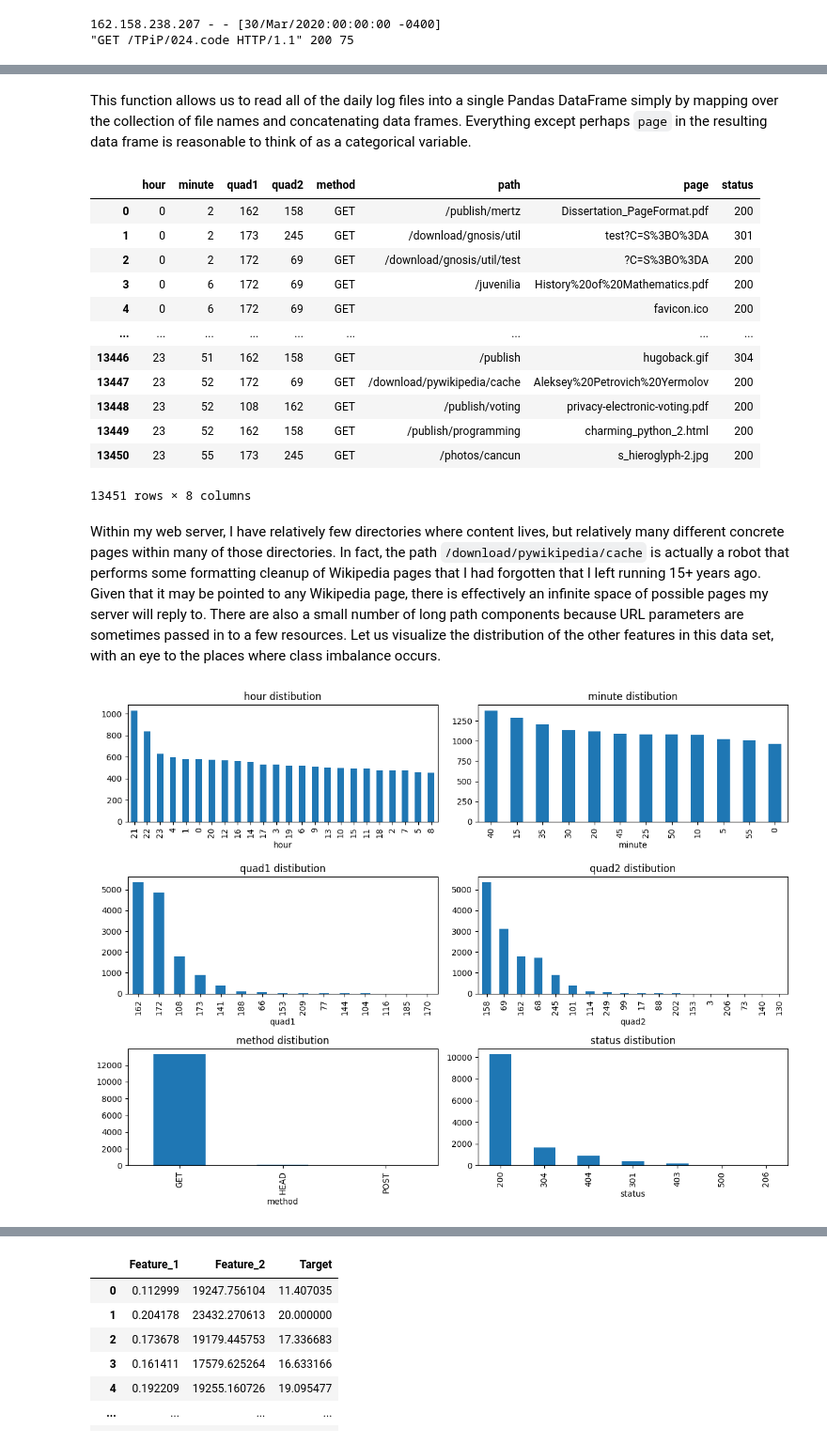
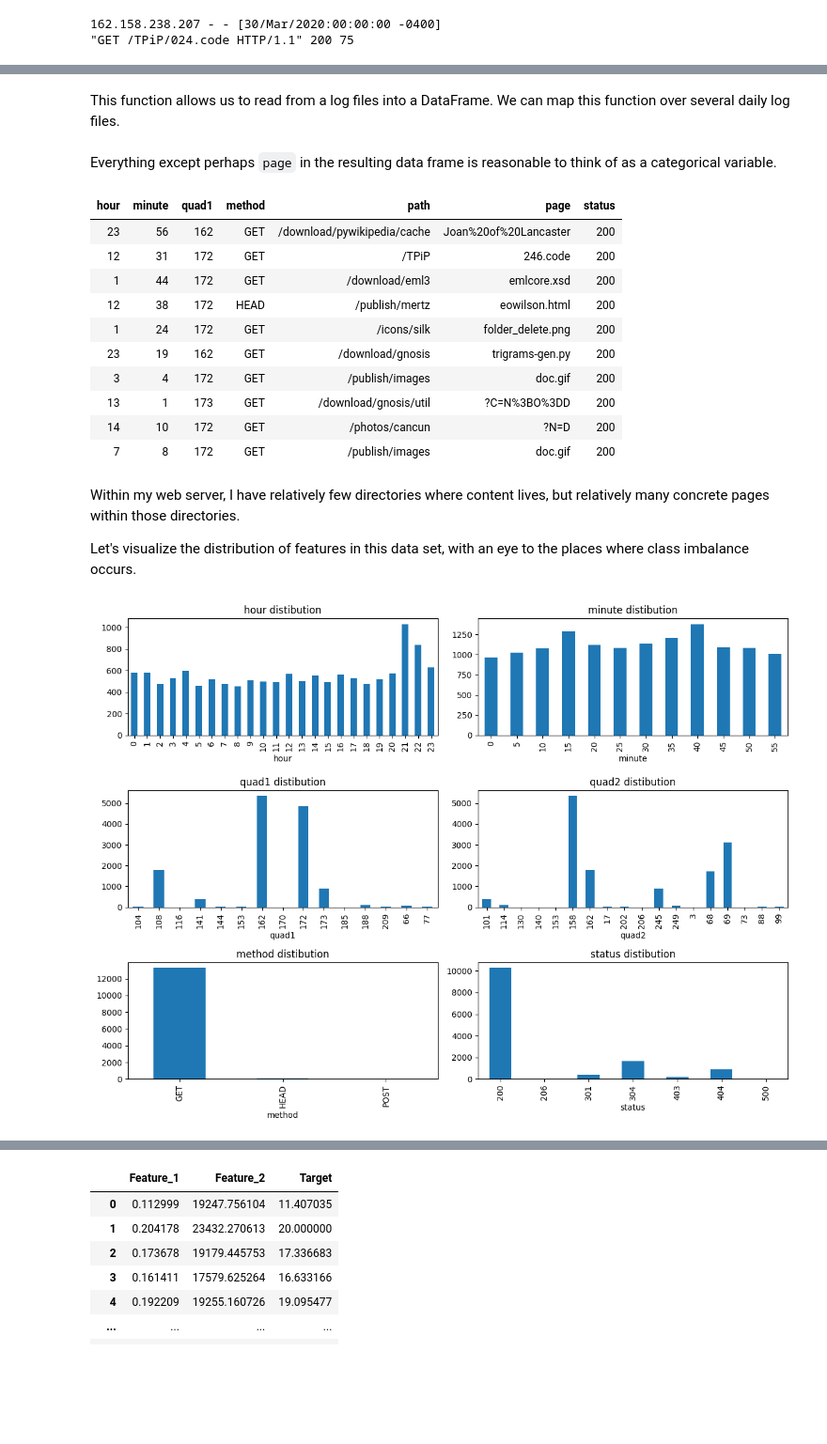
Before and after one commit to DavidMertz/CleaningDataVideo, a Jupyter notebook: Data_Quality.ipynb, the cells around one changed output, grey strips where cells are left out. Shown: that part at 94% size. Saved outputs shown, nothing was run; the diff lists cells and outputs as text; code cells hidden in the pictures; blank space fills up the shorter version.

Commit message:
Data Quality lesson ready

```diff
--- a/Data_Quality.ipynb
+++ b/Data_Quality.ipynb
@@ -63,7 +66,6 @@ That statement assumes that missingness is not itself biased. Even if we need to
 # %%
-df['Age Group'] = df.Age//10 * 10
 fig, ax = plt.subplots(figsize=(12, 4.5))
-sns.countplot(x="Age Group", hue="Favorite_Flower", ax=ax, data=df)
+sns.countplot(x="Age Group", hue="Favorite_Flower", ax=ax, data=_df)
 ax.set_title("Distribution of flower preference by age");
 # %% [output]
 [figure]
@@ -397,69 +386,53 @@ One thing to notice, however, is that I have decided that I am not really concer
 # %%
 def apache_log_to_df(fname):
     # Read one log file.  Treat is as a space separated file
-    # There is no explicit header, so we assign columns
-    cols = ['ip_address', 'ident', 'userid', 'timestamp',
-            'tz', 'request', 'status', 'size']
-    df = pd.read_csv(fname, sep=' ', header=None, names=cols)
-
-    # The first pass gets something workable, but refine it
-    # Datetime has superfluous '[', but fmt matches that
-    fmt = "[%d/%b/%Y:%H:%M:%S"
+    df = pd.read_csv(fname, sep=' ', header=None, names=input_cols)
     df['timestamp'] = pd.to_datetime(df.timestamp, format=fmt)
-
     # Convert timezone to an integer
-    # Not general, I know these logs use integral timezone
-    # E.g. India Standard Time (GMT+5:30) would break this
     df['tz'] = df.tz.str[:3].astype(int)
-
     # Break up the quoted request into sub-components
     df[['method', 'resource', 'protocol']] = (
-                df.request.str.split(' ', expand=True))
-
+        df.request.str.split(' ', expand=True))
     # Break the IP address into each quad
     df[['quad1', 'quad2', 'quad3', 'quad4']] = (
-                df.ip_address.str.split('.', expand=True))
-
-    # Pandas lets us pull components from datetime
+        df.ip_address.str.split('.', expand=True))
+    # Pull components from datetime
     df['hour'] = df.timestamp.dt.hour
     df['minute'] = df.timestamp.dt.minute
-
     # Split resource into the path/directory vs. actual page
     df[['path', 'page']] = (
-                df.resource.str.rsplit('/', n=1, expand=True))
-    # Only care about some fields for current purposes
-    cols = ['hour', 'minute',
-            'quad1', 'quad2', 'quad3', 'quad4',
-            'method', 'path', 'page', 'status']
-    return df[cols]
+        df.resource.str.rsplit('/', n=1, expand=True))
+    return df[output_cols]
-# %% [markdown]
-This function allows us to read all of the daily log files into a single Pandas DataFrame simply by mapping over the collection of file names and concatenating data frames.  Everything except perhaps `page` in the resulting data frame is reasonable to think of as a categorical variable.
+# %% [markdown]
+This function allows us to read from a log files into a DataFrame. We can map this function over several daily log files.
 # %%
 reqs = pd.concat(map(apache_log_to_df, glob('data/gnosis/*.log.gz')))
 # Each file has index from 0, so dups occur in raw version
 reqs = reqs.reset_index().drop('index', axis=1)
+# %% [markdown]
+Everything except perhaps `page` in the resulting data frame is reasonable to think of as a categorical variable.
 # %%
 # The /16 subnetwork is too random for this purpose
-reqs.drop(['quad3', 'quad4'], axis=1, inplace=True)
-reqs
+cols = ["hour", "minute", "quad1", "method", "path", "page", "status"]
+GT(reqs[cols].sample(10, random_state=72))
 # %% [output]
-|  | hour | minute | quad1 | quad2 | method | path | page | status |
-| 0 | 0 | 2 | 162 | 158 | GET | /publish/mertz | Dissertation_PageFormat.pdf | 200 |
-| 1 | 0 | 2 | 173 | 245 | GET | /download/gnosis/util | test?C=S%3BO%3DA | 301 |
-| 2 | 0 | 2 | 172 | 69 | GET | /download/gnosis/util/test | ?C=S%3BO%3DA | 200 |
-| 3 | 0 | 6 | 172 | 69 | GET | /juvenilia | History%20of%20Mathematics.pdf | 200 |
-| 4 | 0 | 6 | 172 | 69 | GET |  | favicon.ico | 200 |
-| ... | ... | ... | ... | ... | ... | ... | ... | ... |
-| 13446 | 23 | 51 | 162 | 158 | GET | /publish | hugoback.gif | 304 |
-| 13447 | 23 | 52 | 172 | 69 | GET | /download/pywikipedia/cache | Aleksey%20Petrovich%20Yermolov | 200 |
-| 13448 | 23 | 52 | 108 | 162 | GET | /publish/voting | privacy-electronic-voting.pdf | 200 |
-| 13449 | 23 | 52 | 162 | 158 | GET | /publish/programming | charming_python_2.html | 200 |
-| 13450 | 23 | 55 | 173 | 245 | GET | /photos/cancun | s_hieroglyph-2.jpg | 200 |
+| hour | minute | quad1 | method | path | page | status |
+| 23 | 56 | 162 | GET | /download/pywikipedia/cache | Joan%20of%20Lancaster | 200 |
+| 12 | 31 | 172 | GET | /TPiP | 246.code | 200 |
+| 1 | 44 | 172 | GET | /download/eml3 | emlcore.xsd | 200 |
+| 12 | 38 | 172 | HEAD | /publish/mertz | eowilson.html | 200 |
+| 1 | 24 | 172 | GET | /icons/silk | folder_delete.png | 200 |
+| 23 | 19 | 162 | GET | /download/gnosis | trigrams-gen.py | 200 |
+| 3 | 4 | 172 | GET | /publish/images | doc.gif | 200 |
+| 13 | 1 | 173 | GET | /download/gnosis/util | ?C=N%3BO%3DD | 200 |
+| 14 | 10 | 172 | GET | /photos/cancun | ?N=D | 200 |
+| 7 | 8 | 172 | GET | /publish/images | doc.gif | 200 |
-13451 rows × 8 columns
 # %% [markdown]
-Within my web server, I have relatively few directories where content lives, but relatively many different concrete pages within many of those directories.  In fact, the path `/download/pywikipedia/cache` is actually a robot that performs some formatting cleanup of Wikipedia pages that I had forgotten that I left running 15+ years ago.  Given that it may be pointed to any Wikipedia page, there is effectively an infinite space of possible pages my server will reply to.  There are also a small number of long path components because URL parameters are sometimes passed in to a few resources.  Let us visualize the distribution of the other features in this data set, with an eye to the places where class imbalance occurs.
+Within my web server, I have relatively few directories where content lives, but relatively many concrete pages within those directories.
+
+Let's visualize the distribution of features in this data set, with an eye to the places where class imbalance occurs.
 # %%
-def show_distributions():
+def show_distributions(reqs):
     fig, axes = plt.subplots(3, 2, figsize=(12, 9))
 
     # Which factors should we analyze for class balance?
@@ -472,13 +445,13 @@ def show_distributions():
             data = (reqs[col] // 5 * 5).value_counts()
         else:
             data = reqs[col].value_counts()
-        data.plot(kind='bar', ax=ax)
+        data.sort_index().plot(kind='bar', ax=ax)
         ax.set_title(f"{col} distibution")
 
     # Matplotlib trick to improve spacing of subplots
     fig.tight_layout()
 # %%
-show_distributions()
+show_distributions(reqs)
 # %% [output]
-[figure, old version]
+[figure, new version]
 # %% [markdown]
```
Also changed, not shown: parts of 115 cells of this notebook, 3 other files.
